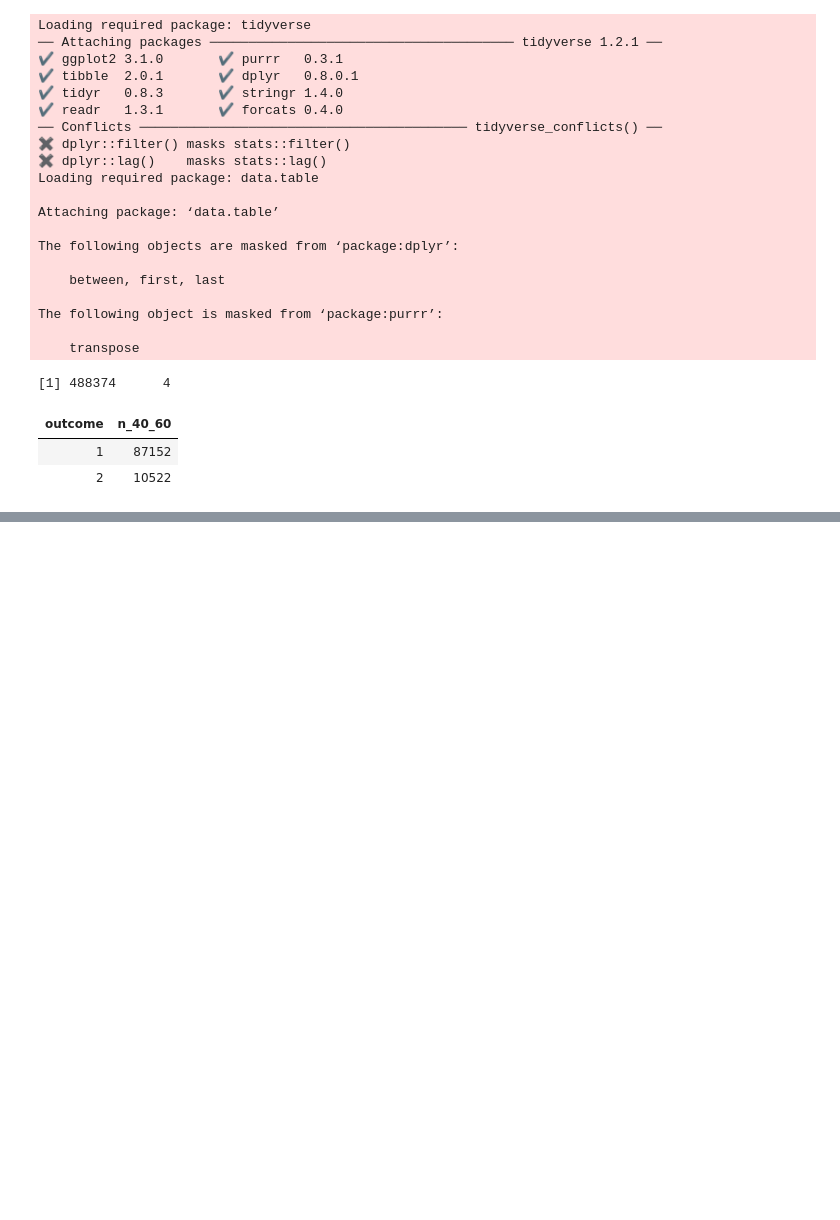
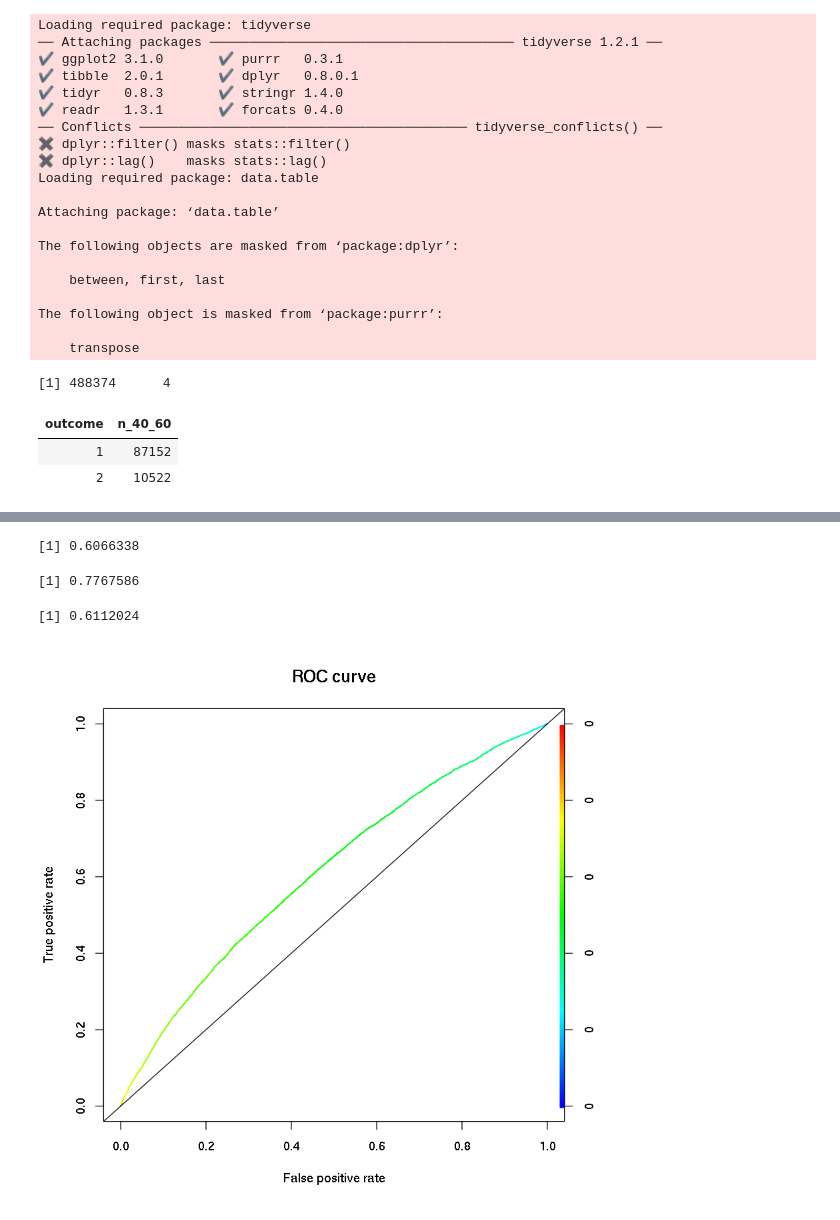
Before and after one commit to rivas-lab/PRS, a Jupyter notebook: notebook/20190708/HC382_PRS_sumstats.ipynb, the cells around one changed output, grey strips where cells are left out. Drawn from its saved outputs; the diff is of its cells as text; code cells hidden in the pictures; blank space fills up the shorter version.

```diff
--- a/notebook/20190708/HC382_PRS_sumstats.ipynb
+++ b/notebook/20190708/HC382_PRS_sumstats.ipynb
@@ -107,0 +118,11 @@ dff
+# %%
+keep_val <- '../../private_output/snpnet_PRS/HC_20190303/1_split/HC382.val' %>%
+fread(sep='\t', col.names=c('FID', 'IID')) %>% select(IID) %>% mutate(split = 'val')
+
+keep_test <- '../../private_output/snpnet_PRS/HC_20190303/1_split/HC382.test' %>%
+fread(sep='\t', col.names=c('FID', 'IID')) %>% select(IID) %>% mutate(split = 'test')
+
+keep_train <- '../../private_output/snpnet_PRS/HC_20190303/1_split/HC382.train' %>%
+fread(sep='\t', col.names=c('FID', 'IID')) %>% select(IID) %>% mutate(split = 'train')
+# %%
+split_df <- bind_rows(keep_train, keep_val, keep_test)
@@ -107,0 +136,2 @@ dff
+# %%
+combined_split_df <- combined_df %>% inner_join(split_df, by='IID')
@@ -107,0 +165,33 @@ dff
+# %%
+pred_ROCR <- prediction(
+    combined_split_df %>% filter(split == 'val') %>% select(snpnet_PRS) %>% pull(),
+    combined_split_df %>% filter(split == 'val') %>% select(outcome) %>% pull()
+)
+auc_ROCR <- performance(pred_ROCR, measure = "auc")
+auc_ROCR@y.values[[1]]
+# %% [output]
+[1] 0.6066338
+# %%
+pred_ROCR <- prediction(
+    combined_split_df %>% filter(split == 'train') %>% select(snpnet_PRS) %>% pull(),
+    combined_split_df %>% filter(split == 'train') %>% select(outcome) %>% pull()
+)
+auc_ROCR <- performance(pred_ROCR, measure = "auc")
+auc_ROCR@y.values[[1]]
+# %% [output]
+[1] 0.7767586
+# %%
+pred_ROCR <- prediction(
+    combined_split_df %>% filter(split == 'test') %>% select(snpnet_PRS) %>% pull(),
+    combined_split_df %>% filter(split == 'test') %>% select(outcome) %>% pull()
+)
+auc_ROCR <- performance(pred_ROCR, measure = "auc")
+auc_ROCR@y.values[[1]]
+# %% [output]
+[1] 0.6112024
+# %%
+roc_ROCR <- performance(pred_ROCR, measure = "tpr", x.measure = "fpr")
+plot(roc_ROCR, main = "ROC curve", colorize = T)
+abline(a = 0, b = 1)
+# %% [output]
+[figure, added]
```
Also changed, not shown: parts of 6 cells of this notebook, 1 other file.
